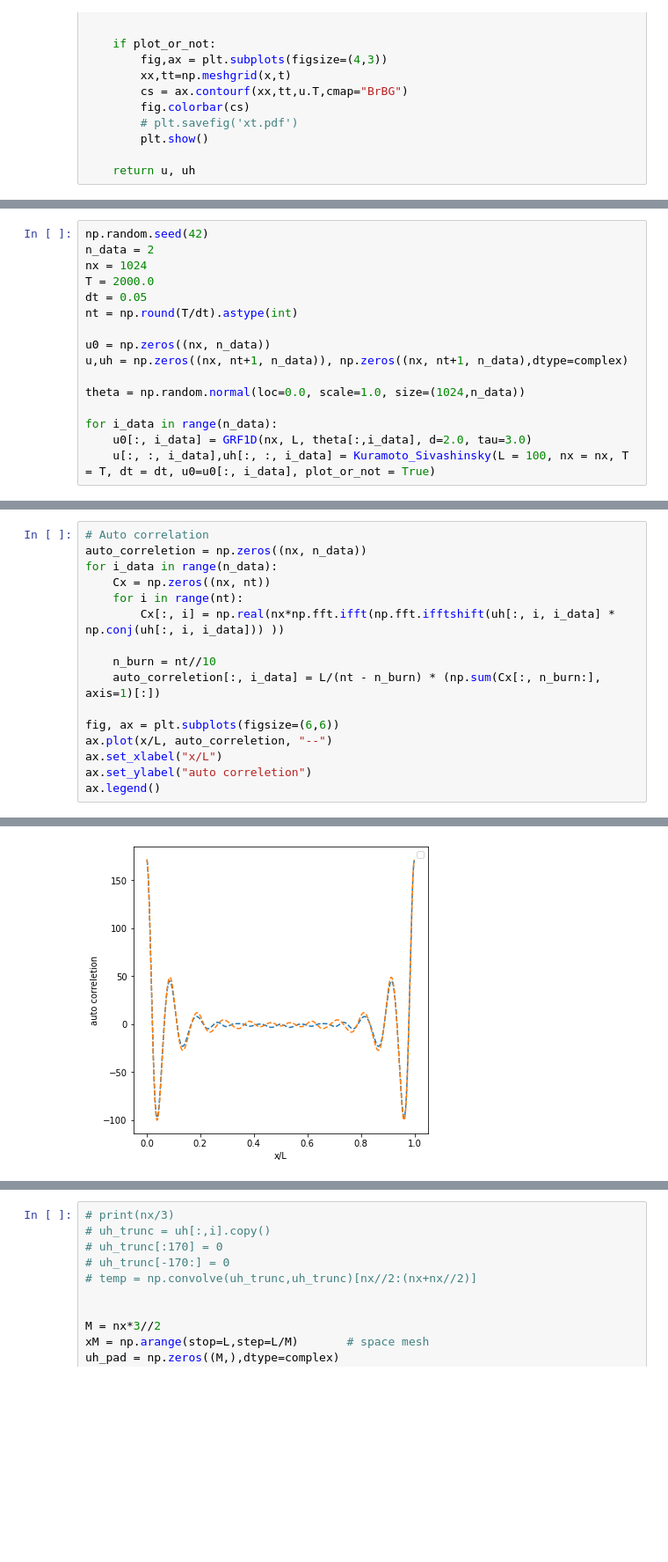
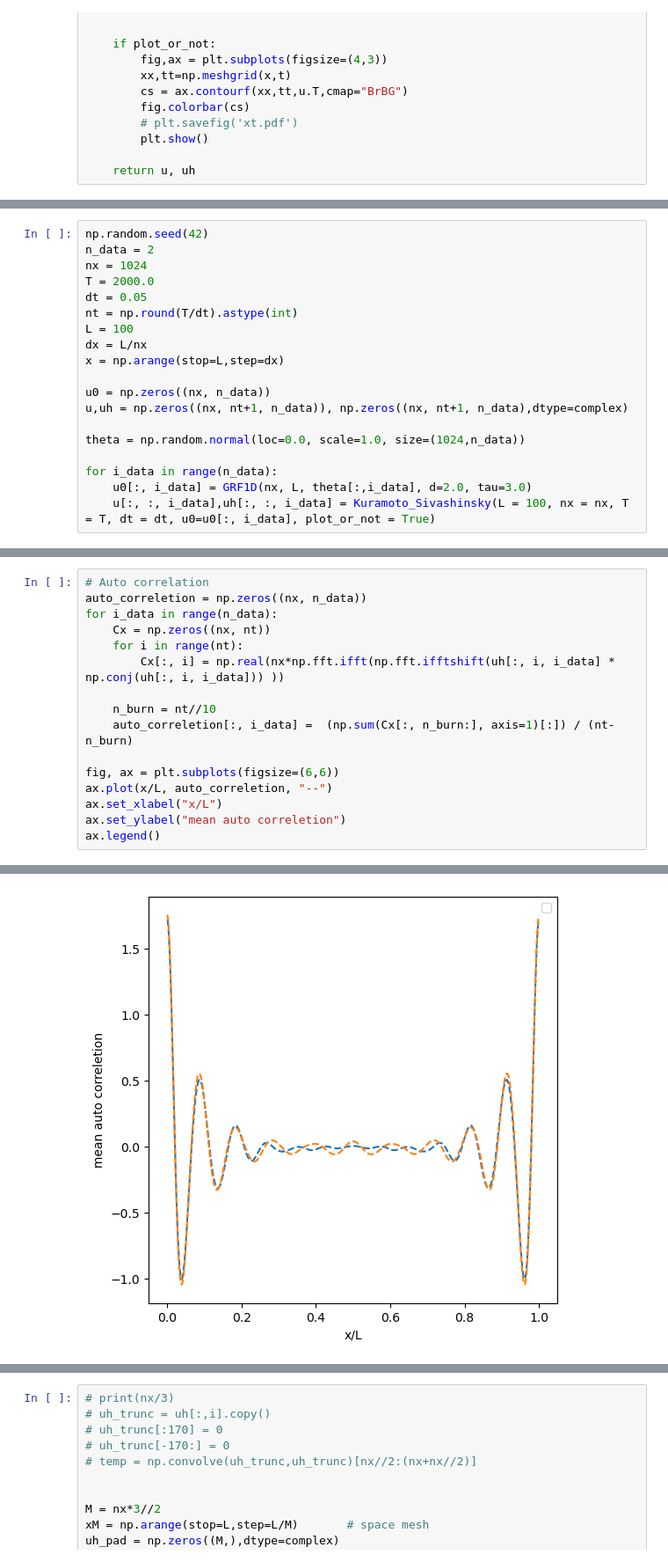
Before and after one commit to smallpondtom/LiftAndLearn.jl, a Jupyter notebook: scripts/solver_demo.ipynb, the cells around one changed output, grey strips where cells are left out. Shown at 88% size. Saved outputs shown, nothing was run; the diff lists cells and outputs as text; blank space fills up the shorter version.

```diff
--- a/scripts/solver_demo.ipynb
+++ b/scripts/solver_demo.ipynb
@@ -129,6 +112,9 @@ nx = 1024
 T = 2000.0
 dt = 0.05
 nt = np.round(T/dt).astype(int)
+L = 100
+dx = L/nx
+x = np.arange(stop=L,step=dx)
 
 u0 = np.zeros((nx, n_data))
 u,uh = np.zeros((nx, nt+1, n_data)), np.zeros((nx, nt+1, n_data),dtype=complex)
@@ -144,20 +130,20 @@ for i_data in range(n_data):
 # %%
 # Auto correlation
 auto_correletion = np.zeros((nx, n_data))
 for i_data in range(n_data):
     Cx = np.zeros((nx, nt))
     for i in range(nt):
         Cx[:, i] = np.real(nx*np.fft.ifft(np.fft.ifftshift(uh[:, i, i_data] * np.conj(uh[:, i, i_data])) ))
 
     n_burn = nt//10
-    auto_correletion[:, i_data] = L/(nt - n_burn) * (np.sum(Cx[:, n_burn:], axis=1)[:])
+    auto_correletion[:, i_data] =  (np.sum(Cx[:, n_burn:], axis=1)[:]) / (nt-n_burn)
 
 fig, ax = plt.subplots(figsize=(6,6))
 ax.plot(x/L, auto_correletion, "--")
 ax.set_xlabel("x/L")
-ax.set_ylabel("auto correletion")
+ax.set_ylabel("mean auto correletion")
 ax.legend()
 # %% [output]
 No artists with labels found to put in legend.  Note that artists whose label start with an underscore are ignored when legend() is called with no argument.
 <matplotlib.legend.Legend at 0x...>
-[figure, old version]
+[figure, new version]
```
Also changed, not shown: parts of 4 cells of this notebook, 1 other file.
